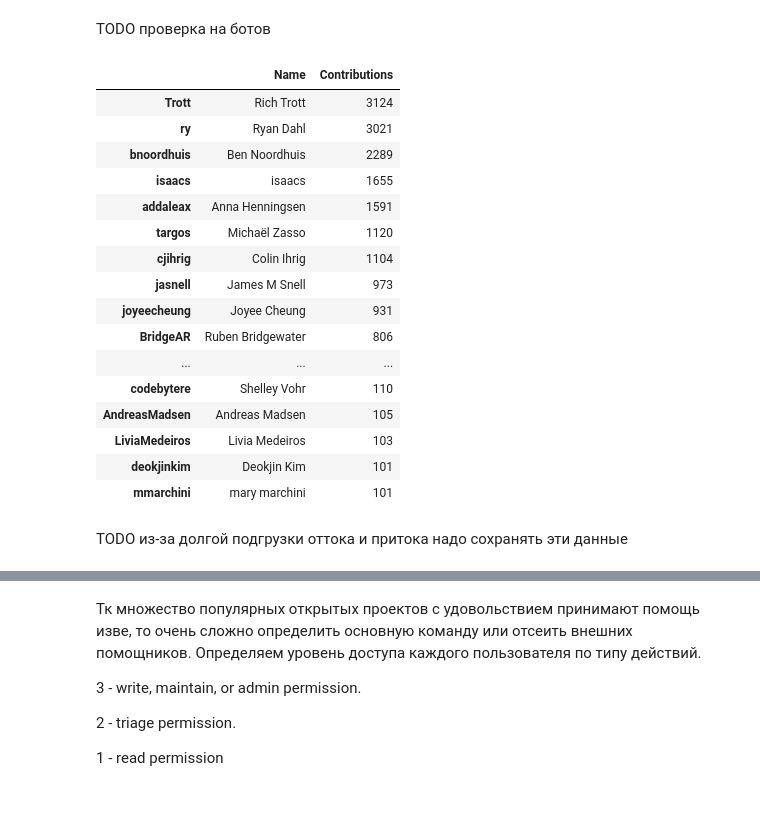
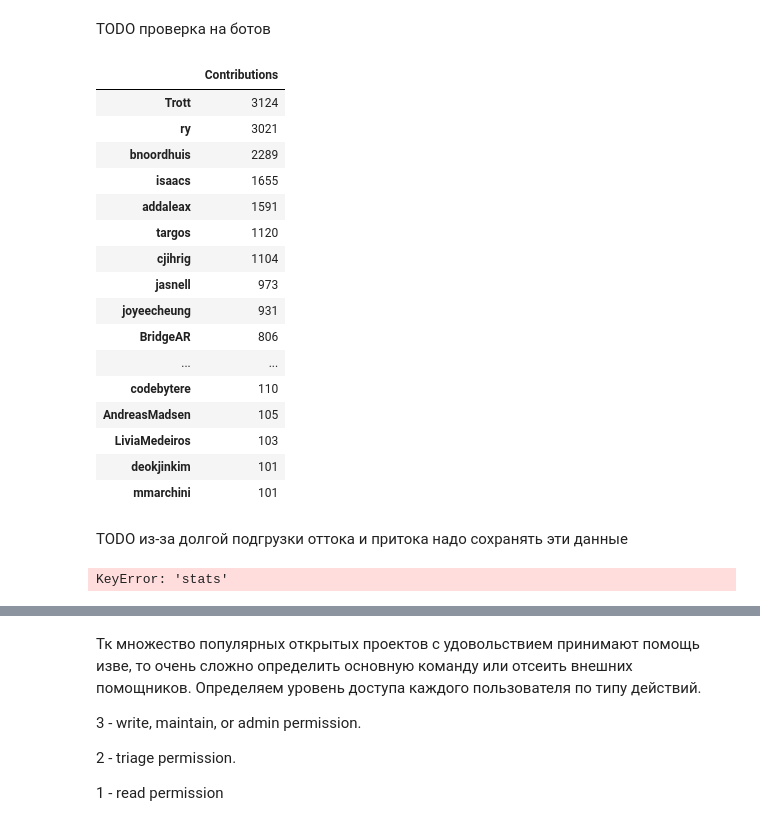
Before and after one commit to caapricorn/diplom, a Jupyter notebook: collect_data.ipynb, the cells around one changed output, grey strips where cells are left out. Cells and saved outputs as stored; diff of their text form; code cells hidden in the pictures.

```diff
--- a/collect_data.ipynb
+++ b/collect_data.ipynb
@@ -33,34 +25,31 @@ TODO проверка на ботов
 # %%
 data_df = []
 index_login = []
-with open('./data/contributors.json', "r", encoding="utf-8") as f:
+with open(f'./data/{username}/contributors.json', "r", encoding="utf-8") as f:
     contributors = json.load(f)
 for contributor in contributors:
     index_login.append(contributor['login'])
-    url_name = contributor['url']
-    r = requests.get(url_name, headers={"Authorization": git_token})
-    data_json = json.loads(r.text)
-    data_df.append({"Name": data_json['name'], "Contributions": contributor['contributions']})
+    data_df.append({"Contributions": contributor['contributions']})
 data_df = pd.DataFrame(data_df, index=index_login)
 data_df
 # %% [output]
-|  | Name | Contributions |
-| Trott | Rich Trott | 3124 |
-| ry | Ryan Dahl | 3021 |
-| bnoordhuis | Ben Noordhuis | 2289 |
-| isaacs | isaacs | 1655 |
-| addaleax | Anna Henningsen | 1591 |
-| targos | Michaël Zasso | 1120 |
-| cjihrig | Colin Ihrig | 1104 |
-| jasnell | James M Snell | 973 |
-| joyeecheung | Joyee Cheung | 931 |
-| BridgeAR | Ruben Bridgewater | 806 |
-| ... | ... | ... |
-| codebytere | Shelley Vohr | 110 |
-| AndreasMadsen | Andreas Madsen | 105 |
-| LiviaMedeiros | Livia Medeiros | 103 |
-| deokjinkim | Deokjin Kim | 101 |
-| mmarchini | mary marchini | 101 |
+|  | Contributions |
+| Trott | 3124 |
+| ry | 3021 |
+| bnoordhuis | 2289 |
+| isaacs | 1655 |
+| addaleax | 1591 |
+| targos | 1120 |
+| cjihrig | 1104 |
+| jasnell | 973 |
+| joyeecheung | 931 |
+| BridgeAR | 806 |
+| ... | ... |
+| codebytere | 110 |
+| AndreasMadsen | 105 |
+| LiviaMedeiros | 103 |
+| deokjinkim | 101 |
+| mmarchini | 101 |
 # %% [markdown]
 TODO из-за долгой подгрузки оттока и притока надо сохранять эти данные
 # %%
@@ -83,7 +72,7 @@ data_df['ReleaseEvent'] = 0
 data_df['IssuesEvent'] = 0
 data_df['CreateIssueEvent'] = 0
 # %%
-with open('./data/commits.json', "r", encoding="utf-8") as f:
+with open(f'./data/{username}/commits.json', "r", encoding="utf-8") as f:
     commits = json.load(f)
 for commit in commits:
     if commit['author']:
@@ -108,6 +97,8 @@ for commit in commits:
             language = extension_to_language.get(file_of_commit)
             if language is not None:
                 data_df.loc[login, ['Languages']] = data_df.loc[login, ['Languages']] + language[0] + ','
+# %% [output]
+KeyError: 'stats'
 # %%
 def get_unique_words(row):
     words = row.split(',')
```
Also changed, not shown: parts of 12 cells of this notebook, 6 other files.
